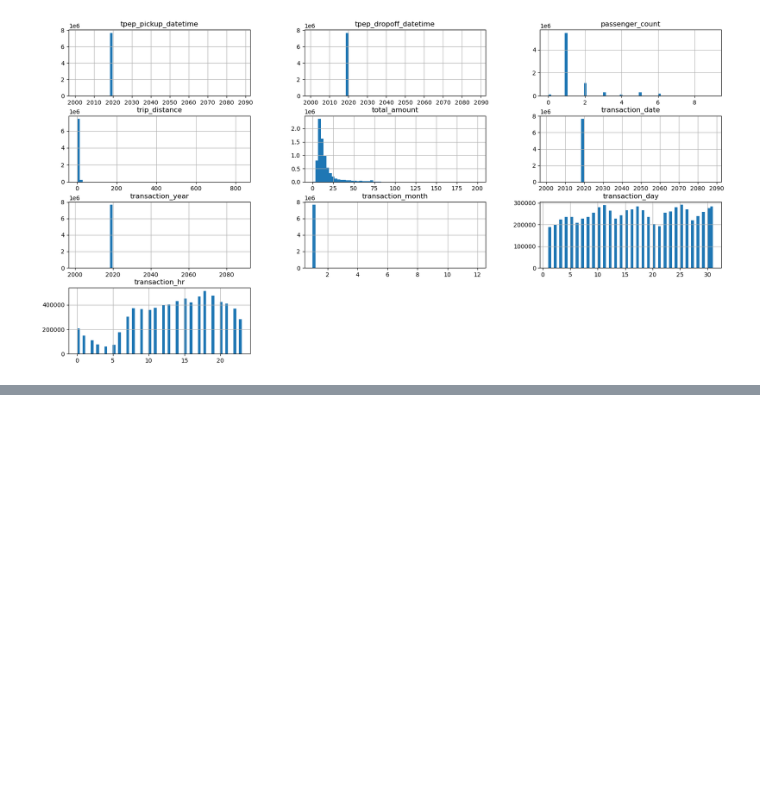
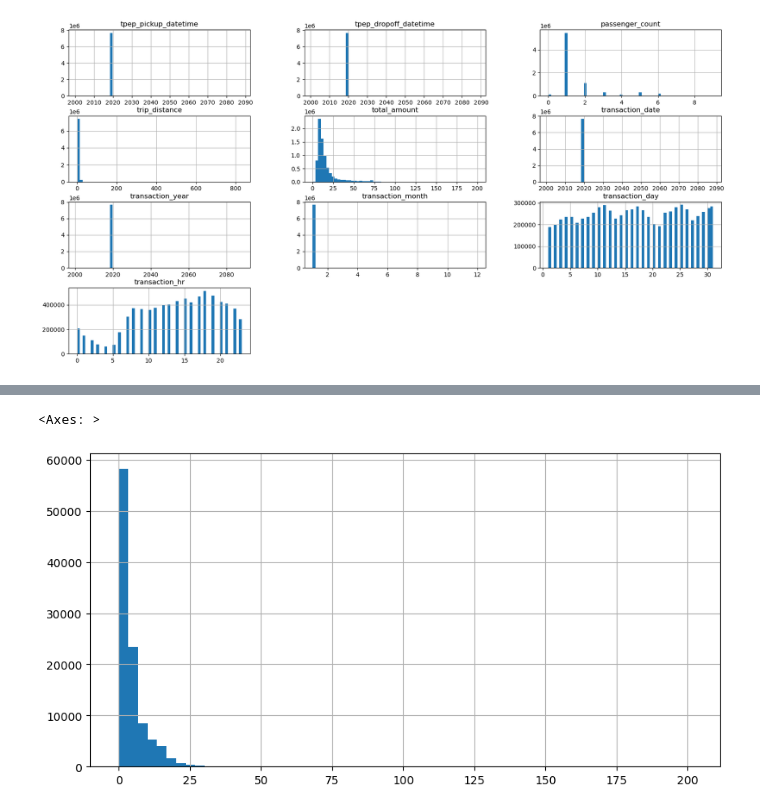
Before and after one commit to Alfej/Taxi-Data-Analysis, a Jupyter notebook: Presentable Notebook.ipynb, the cells around one changed output, grey strips where cells are left out. Saved outputs shown, nothing was run; the diff lists cells and outputs as text; code cells hidden in the pictures; blank space fills up the shorter version.

Commit message:
Performed Data Prepration steps3

```diff
--- a/Presentable Notebook.ipynb
+++ b/Presentable Notebook.ipynb
@@ -324,0 +327,8 @@ taxi_data_prepared = taxi_data_prepared[taxi_data_prepared['transaction_month']=
+# %%
+cat_cols = ['PULocationID','transaction_date','transaction_year','transaction_month','transaction_day','transaction_hr']
+val_cols = ['trip_distance','total_amount']
+all_cols = cat_cols + val_cols
+# %%
+main_df = taxi_data_prepared[all_cols]
+print(main_df.shape)
+main_df.head()
@@ -324,0 +345,5 @@ taxi_data_prepared = taxi_data_prepared[taxi_data_prepared['transaction_month']=
+# %%
+texi_grouped_by_region_df = main_df.groupby(cat_cols).mean().reset_index()
+texi_grouped_by_region_df['Count_No_Transactions'] =  main_df.groupby(cat_cols).count().reset_index()['total_amount']
+print(texi_grouped_by_region_df.shape)
+texi_grouped_by_region_df.head()
@@ -324,0 +358,5 @@ taxi_data_prepared = taxi_data_prepared[taxi_data_prepared['transaction_month']=
+# %%
+texi_grouped_by_region_df['trip_distance'].hist(figsize = (10,5),bins=60)
+# %% [output]
+<Axes: >
+[figure, added]
```
Also changed, not shown: parts of 5 cells of this notebook.
